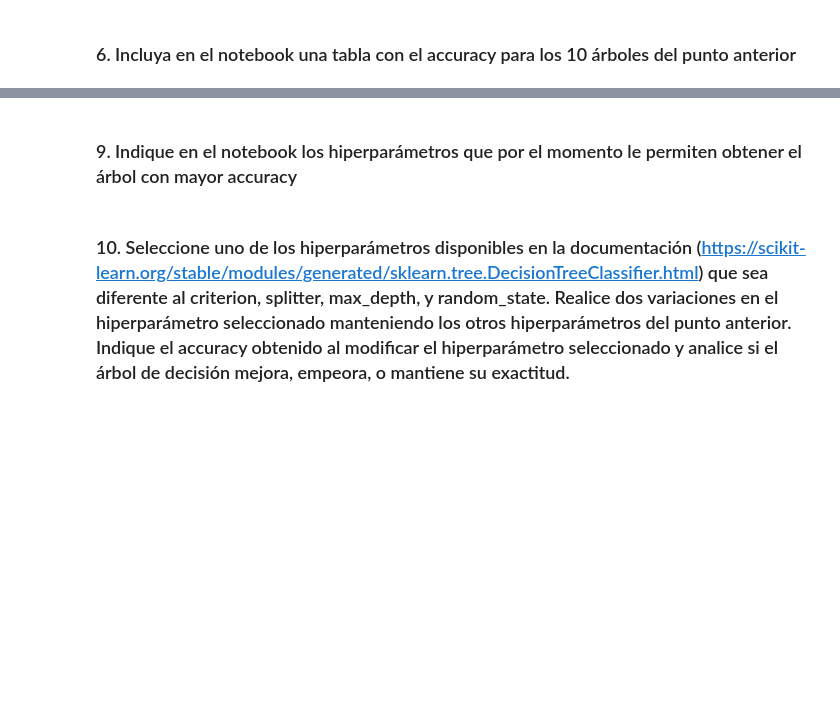
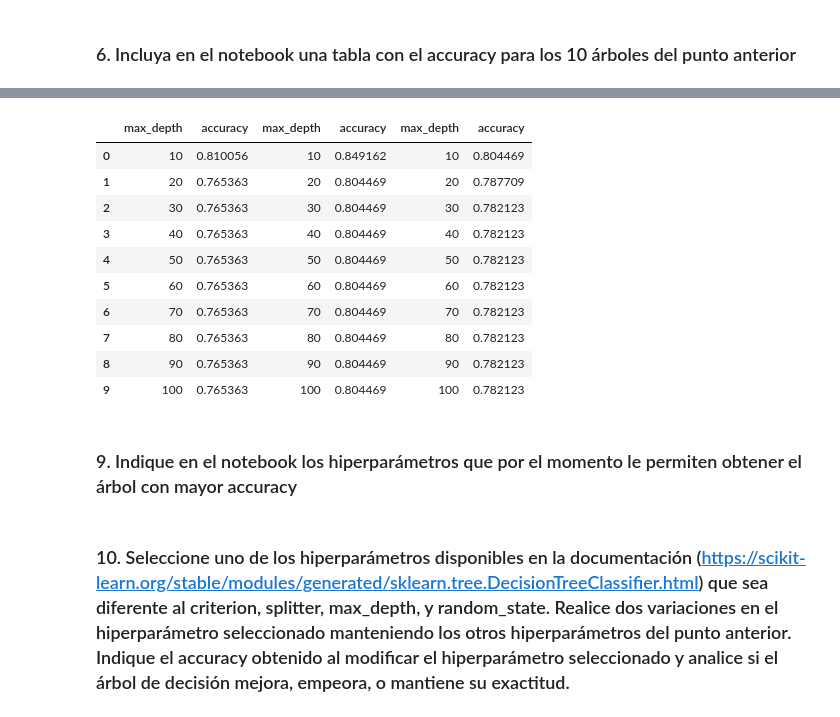
Before and after one commit to MavelSterling/Informe_Inteligencia_Artificial, a Jupyter notebook: notebook_Arboles.ipynb, the cells around one changed output, grey strips where cells are left out. Saved outputs shown, nothing was run; the diff lists cells and outputs as text; code cells hidden in the pictures; blank space fills up the shorter version.

```diff
--- a/notebook_Arboles.ipynb
+++ b/notebook_Arboles.ipynb
@@ -304,2 +389,11 @@ Name: survived, Length: 712, dtype: int64
 # %% [markdown]
 ### 6. Incluya en el notebook una tabla con el accuracy para los 10 árboles del punto anterior
+# %%
+#----------------------------------------------------------
+#Libreria pandas
+#----------------------------------------------------------
+import pandas as pd
+
+# Mostrar el accuracy de los 10 arboles construidos
+accuracies = pd.DataFrame({"max_depth": range(10, 110, 10), "accuracy": decision_tree})
+display(accuracies)
@@ -307,0 +467,9 @@ Name: survived, Length: 712, dtype: int64
+# %%
+#----------------------------------------------------------
+#Libreria pandas
+#----------------------------------------------------------
+import pandas as pd
+
+# Mostrar el accuracy de los 10 arboles construidos
+accuracies_2 = pd.DataFrame({"max_depth": range(10, 110, 10), "accuracy": decision_tree_2})
+display(accuracies_2)
@@ -309,0 +571,9 @@ Name: survived, Length: 712, dtype: int64
+# %%
+#----------------------------------------------------------
+#Libreria pandas
+#----------------------------------------------------------
+import pandas as pd
+
+# Mostrar el accuracy de los 10 arboles construidos
+accuracies_3 = pd.DataFrame({"max_depth": range(10, 110, 10), "accuracy": decision_tree_3})
+display(accuracies_3)
@@ -310,3 +592,29 @@ Name: survived, Length: 712, dtype: int64
+# %%
+#----------------------------------------------------------
+# Comparar los resultados con el punto 5,7,8
+#----------------------------------------------------------
+
+#----------------------------------------------------------
+#Libreria pandas
+#----------------------------------------------------------
+import pandas as pd
+
+
+df_accuracy_2 = pd.concat([accuracies, accuracies_2, accuracies_3], axis=1)
+
+display(df_accuracy_2)
+# %% [output]
+|  | max_depth | accuracy | max_depth | accuracy | max_depth | accuracy |
+| 0 | 10 | 0.810056 | 10 | 0.849162 | 10 | 0.804469 |
+| 1 | 20 | 0.765363 | 20 | 0.804469 | 20 | 0.787709 |
+| 2 | 30 | 0.765363 | 30 | 0.804469 | 30 | 0.782123 |
+| 3 | 40 | 0.765363 | 40 | 0.804469 | 40 | 0.782123 |
+| 4 | 50 | 0.765363 | 50 | 0.804469 | 50 | 0.782123 |
+| 5 | 60 | 0.765363 | 60 | 0.804469 | 60 | 0.782123 |
+| 6 | 70 | 0.765363 | 70 | 0.804469 | 70 | 0.782123 |
+| 7 | 80 | 0.765363 | 80 | 0.804469 | 80 | 0.782123 |
+| 8 | 90 | 0.765363 | 90 | 0.804469 | 90 | 0.782123 |
+| 9 | 100 | 0.765363 | 100 | 0.804469 | 100 | 0.782123 |
 # %% [markdown]
 ### 9. Indique en el notebook los hiperparámetros que por el momento le permiten obtener el árbol con mayor accuracy
 # %% [markdown]
```
Also changed, not shown: parts of 15 cells of this notebook.
